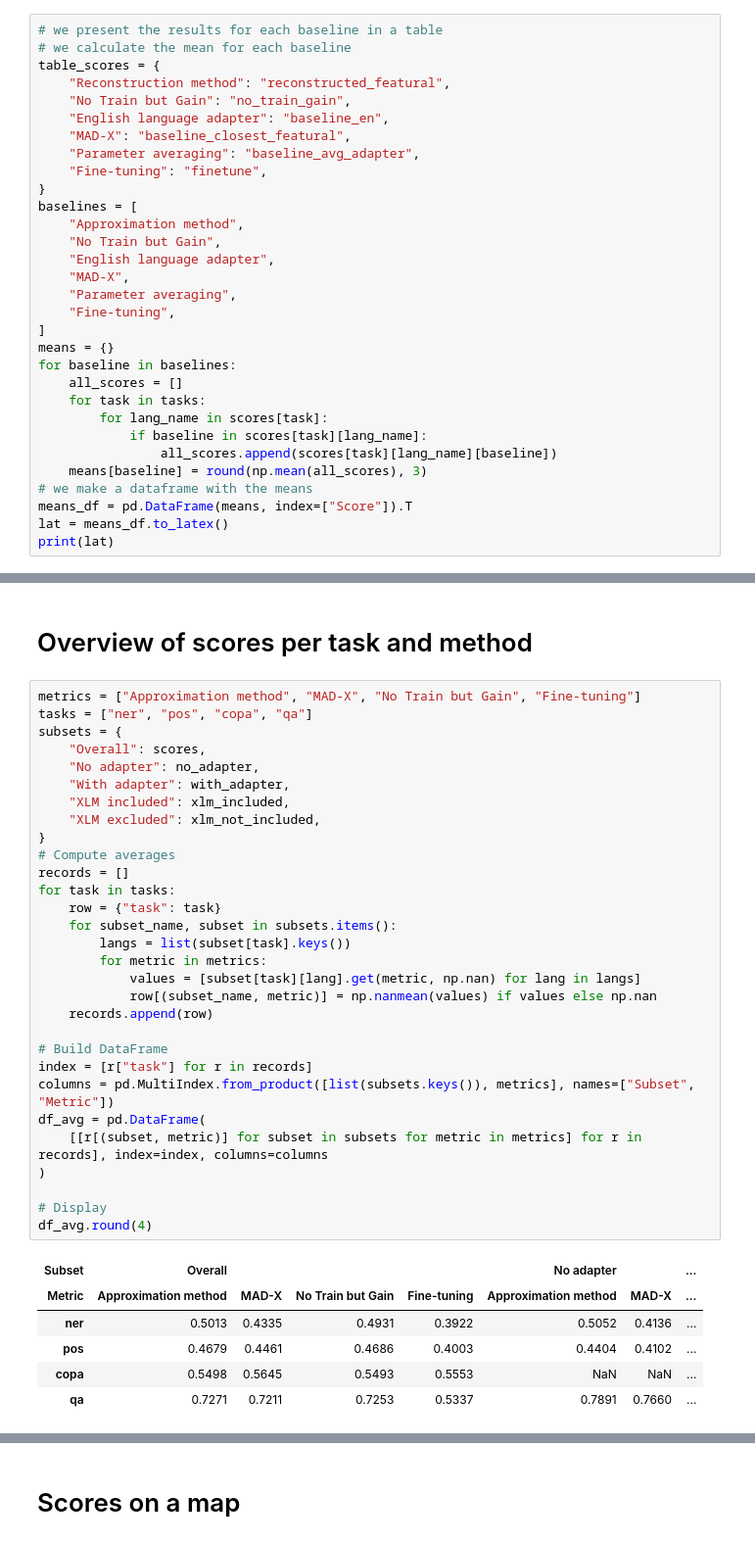
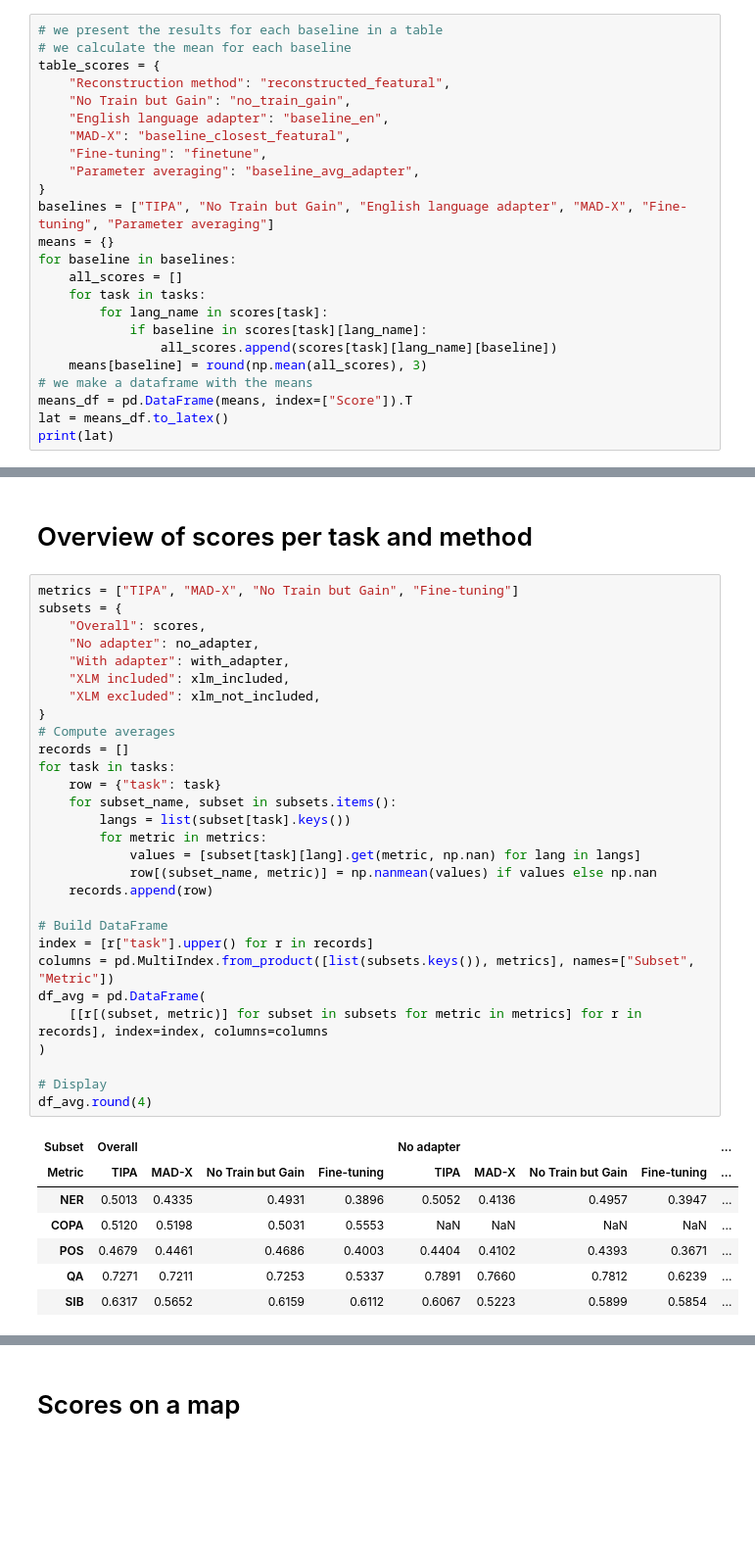
Before and after one commit to stefaccou/TIPA, a Jupyter notebook: analysis/6_Latex_tables_plots.ipynb, the cells around one changed output, grey strips where cells are left out. Shown at 98% size. Cells and saved outputs as stored; diff of their text form; blank space fills up the shorter version.

```diff
--- a/analysis/6_Latex_tables_plots.ipynb
+++ b/analysis/6_Latex_tables_plots.ipynb
@@ -556,17 +676,10 @@ table_scores = {
     "No Train but Gain": "no_train_gain",
     "English language adapter": "baseline_en",
     "MAD-X": "baseline_closest_featural",
+    "Fine-tuning": "finetune",
     "Parameter averaging": "baseline_avg_adapter",
-    "Fine-tuning": "finetune",
 }
-baselines = [
-    "Approximation method",
-    "No Train but Gain",
-    "English language adapter",
-    "MAD-X",
-    "Parameter averaging",
-    "Fine-tuning",
-]
+baselines = ["TIPA", "No Train but Gain", "English language adapter", "MAD-X", "Fine-tuning", "Parameter averaging"]
 means = {}
 for baseline in baselines:
     all_scores = []
@@ -595,39 +708,39 @@ Fine-tuning & 0.410000 \\
 # %% [markdown]
 # Overview of scores per task and method
 # %%
-metrics = ["Approximation method", "MAD-X", "No Train but Gain", "Fine-tuning"]
-tasks = ["ner", "pos", "copa", "qa"]
+metrics = ["TIPA", "MAD-X", "No Train but Gain", "Fine-tuning"]
 subsets = {
     "Overall": scores,
     "No adapter": no_adapter,
     "With adapter": with_adapter,
     "XLM included": xlm_included,
     "XLM excluded": xlm_not_included,
 }
 # Compute averages
 records = []
 for task in tasks:
     row = {"task": task}
     for subset_name, subset in subsets.items():
         langs = list(subset[task].keys())
         for metric in metrics:
             values = [subset[task][lang].get(metric, np.nan) for lang in langs]
             row[(subset_name, metric)] = np.nanmean(values) if values else np.nan
     records.append(row)
 
 # Build DataFrame
-index = [r["task"] for r in records]
+index = [r["task"].upper() for r in records]
 columns = pd.MultiIndex.from_product([list(subsets.keys()), metrics], names=["Subset", "Metric"])
 df_avg = pd.DataFrame(
     [[r[(subset, metric)] for subset in subsets for metric in metrics] for r in records], index=index, columns=columns
 )
 
 # Display
 df_avg.round(4)
 # %% [output]
-| Subset | Overall |  |  |  | No adapter |  | ... |
-| Metric | Approximation method | MAD-X | No Train but Gain | Fine-tuning | Approximation method | MAD-X | ... |
-| ner | 0.5013 | 0.4335 | 0.4931 | 0.3922 | 0.5052 | 0.4136 | ... |
-| pos | 0.4679 | 0.4461 | 0.4686 | 0.4003 | 0.4404 | 0.4102 | ... |
-| copa | 0.5498 | 0.5645 | 0.5493 | 0.5553 | NaN | NaN | ... |
-| qa | 0.7271 | 0.7211 | 0.7253 | 0.5337 | 0.7891 | 0.7660 | ... |
+| Subset | Overall |  |  |  | No adapter |  |  |  | ... |
+| Metric | TIPA | MAD-X | No Train but Gain | Fine-tuning | TIPA | MAD-X | No Train but Gain | Fine-tuning | ... |
+| NER | 0.5013 | 0.4335 | 0.4931 | 0.3896 | 0.5052 | 0.4136 | 0.4957 | 0.3947 | ... |
+| COPA | 0.5120 | 0.5198 | 0.5031 | 0.5553 | NaN | NaN | NaN | NaN | ... |
+| POS | 0.4679 | 0.4461 | 0.4686 | 0.4003 | 0.4404 | 0.4102 | 0.4393 | 0.3671 | ... |
+| QA | 0.7271 | 0.7211 | 0.7253 | 0.5337 | 0.7891 | 0.7660 | 0.7812 | 0.6239 | ... |
+| SIB | 0.6317 | 0.5652 | 0.6159 | 0.6112 | 0.6067 | 0.5223 | 0.5899 | 0.5854 | ... |
```
Also changed, not shown: parts of 23 cells of this notebook, 40 other files.
